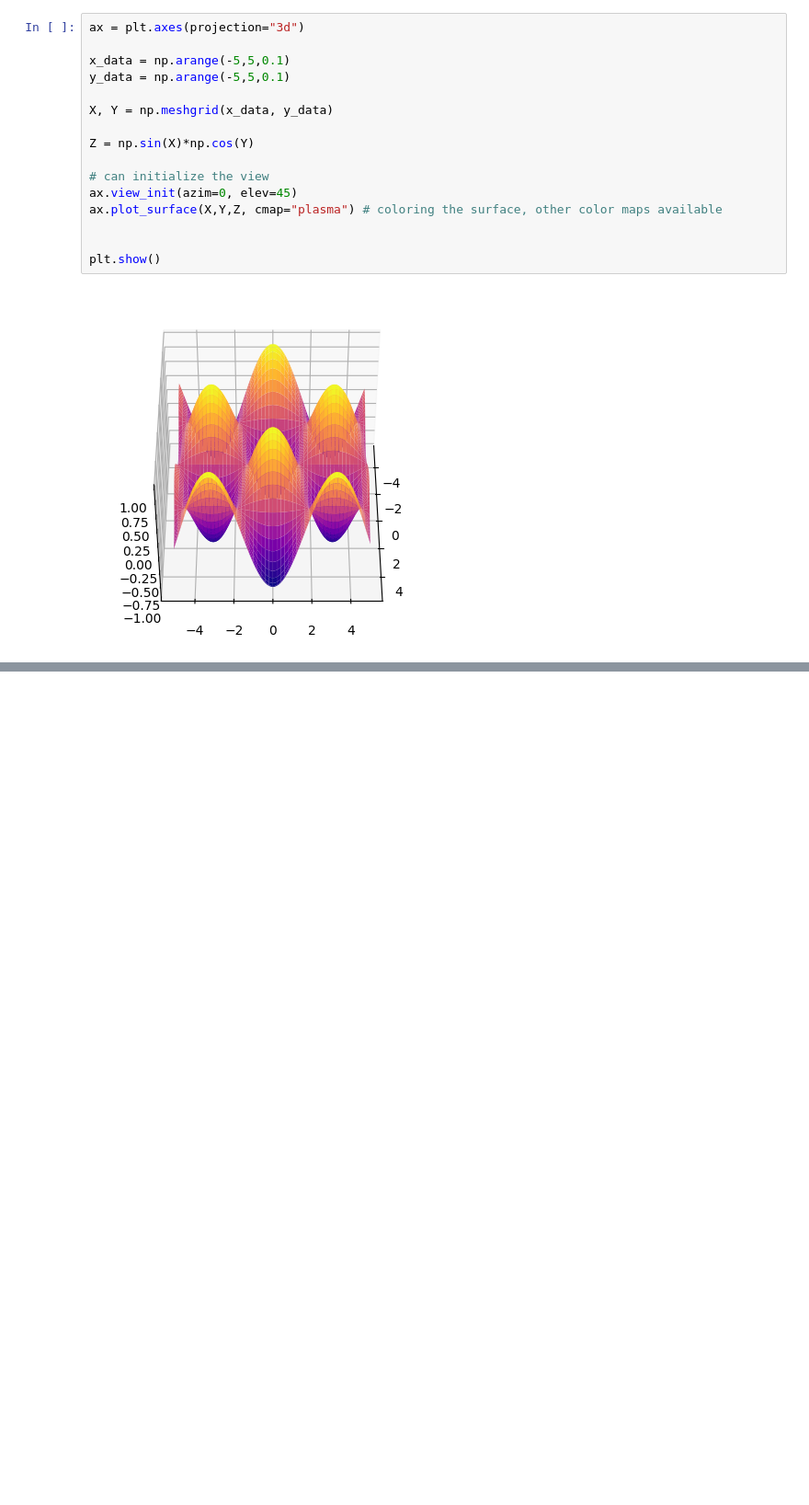
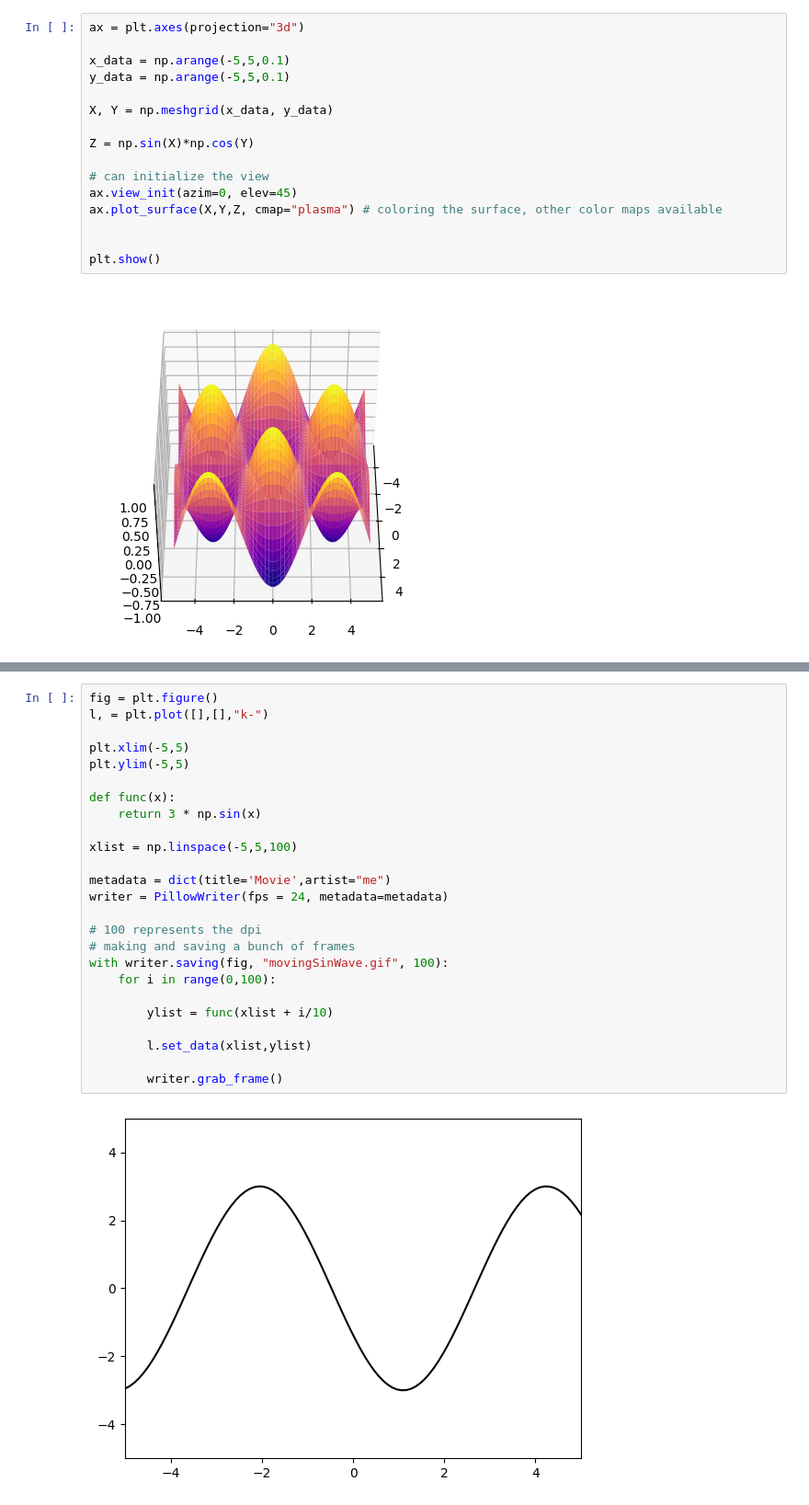
Before and after one commit to laylashihab/Euclidean-Poincare-Playground, a Jupyter notebook: playground.ipynb, the cells around one changed output, grey strips where cells are left out. Shown: that part at 92% size. Drawn from its saved outputs; the diff is of its cells as text; blank space fills up the shorter version.

```diff
--- a/playground.ipynb
+++ b/playground.ipynb
@@ -135,0 +164,27 @@ plt.show()
+# %%
+fig = plt.figure()
+l, = plt.plot([],[],"k-")
+
+plt.xlim(-5,5)
+plt.ylim(-5,5)
+
+def func(x):
+    return 3 * np.sin(x)
+
+xlist = np.linspace(-5,5,100)
+
+metadata = dict(title='Movie',artist="me")
+writer = PillowWriter(fps = 24, metadata=metadata)
+
+# 100 represents the dpi
+# making and saving a bunch of frames
+with writer.saving(fig, "movingSinWave.gif", 100):
+    for i in range(0,100):
+
+        ylist = func(xlist + i/10)
+
+        l.set_data(xlist,ylist)
+
+        writer.grab_frame()
+# %% [output]
+[figure, added]
```
Also changed, not shown: parts of 6 cells of this notebook, 3 other files.
